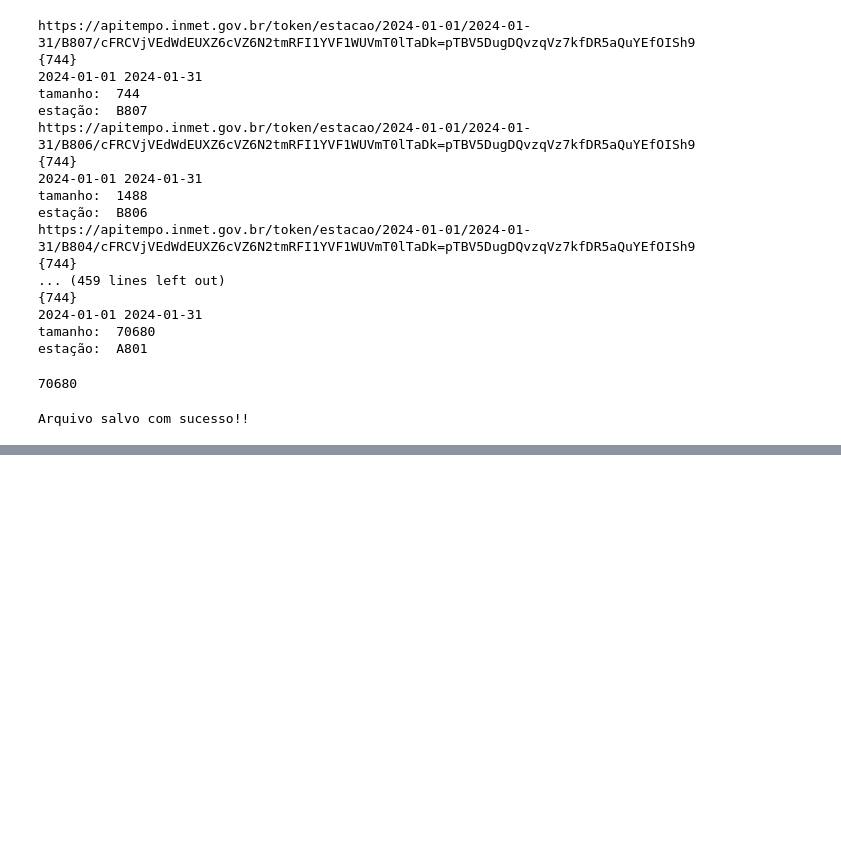
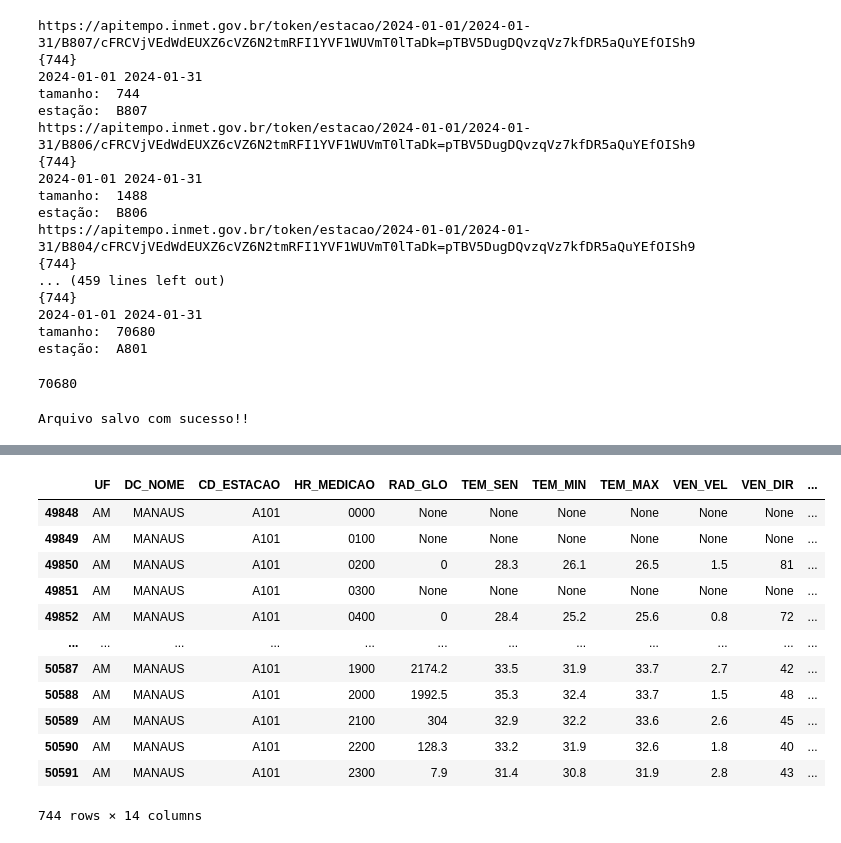
Before and after one commit to rodrigommar/project-sun-rad, a Jupyter notebook: notebook/explorar_arquivo_data_processed_all_stations.ipynb, the cells around one changed output, grey strips where cells are left out. Drawn from its saved outputs; the diff is of its cells as text; code cells hidden in the pictures; blank space fills up the shorter version.

```diff
--- a/notebook/explorar_arquivo_data_processed_all_stations.ipynb
+++ b/notebook/explorar_arquivo_data_processed_all_stations.ipynb
@@ -511,0 +663,21 @@ Arquivo salvo com sucesso!!
+# %%
+#df_norte[['RAD_GLO', 'HR_MEDICAO', 'DT_MEDICAO']] [df_norte['DT_MEDICAO'] == '2024-01-01']
+#df_norte.loc[df_norte['DT_MEDICAO'] == '2024-01-01']
+
+df_cidade = df_norte[df_norte['CD_ESTACAO'] == 'A101']
+# %%
+df_cidade[['UF','DC_NOME', 'CD_ESTACAO','HR_MEDICAO','RAD_GLO','TEM_SEN', 'TEM_MIN', 'TEM_MAX','VEN_VEL', 'VEN_DIR', 'VEN_RAJ', 'CHUVA', 'PRE_MIN', 'PRE_MAX']]
+# %% [output]
+|  | UF | DC_NOME | CD_ESTACAO | HR_MEDICAO | RAD_GLO | TEM_SEN | TEM_MIN | TEM_MAX | VEN_VEL | VEN_DIR | ... |
+| 49848 | AM | MANAUS | A101 | 0000 | None | None | None | None | None | None | ... |
+| 49849 | AM | MANAUS | A101 | 0100 | None | None | None | None | None | None | ... |
+| 49850 | AM | MANAUS | A101 | 0200 | 0 | 28.3 | 26.1 | 26.5 | 1.5 | 81 | ... |
+| 49851 | AM | MANAUS | A101 | 0300 | None | None | None | None | None | None | ... |
+| 49852 | AM | MANAUS | A101 | 0400 | 0 | 28.4 | 25.2 | 25.6 | 0.8 | 72 | ... |
+| ... | ... | ... | ... | ... | ... | ... | ... | ... | ... | ... | ... |
+| 50587 | AM | MANAUS | A101 | 1900 | 2174.2 | 33.5 | 31.9 | 33.7 | 2.7 | 42 | ... |
+| 50588 | AM | MANAUS | A101 | 2000 | 1992.5 | 35.3 | 32.4 | 33.7 | 1.5 | 48 | ... |
+| 50589 | AM | MANAUS | A101 | 2100 | 304 | 32.9 | 32.2 | 33.6 | 2.6 | 45 | ... |
+| 50590 | AM | MANAUS | A101 | 2200 | 128.3 | 33.2 | 31.9 | 32.6 | 1.8 | 40 | ... |
+| 50591 | AM | MANAUS | A101 | 2300 | 7.9 | 31.4 | 30.8 | 31.9 | 2.8 | 43 | ... |
+744 rows × 14 columns
```
Also changed, not shown: parts of 15 cells of this notebook, 8 other files.
